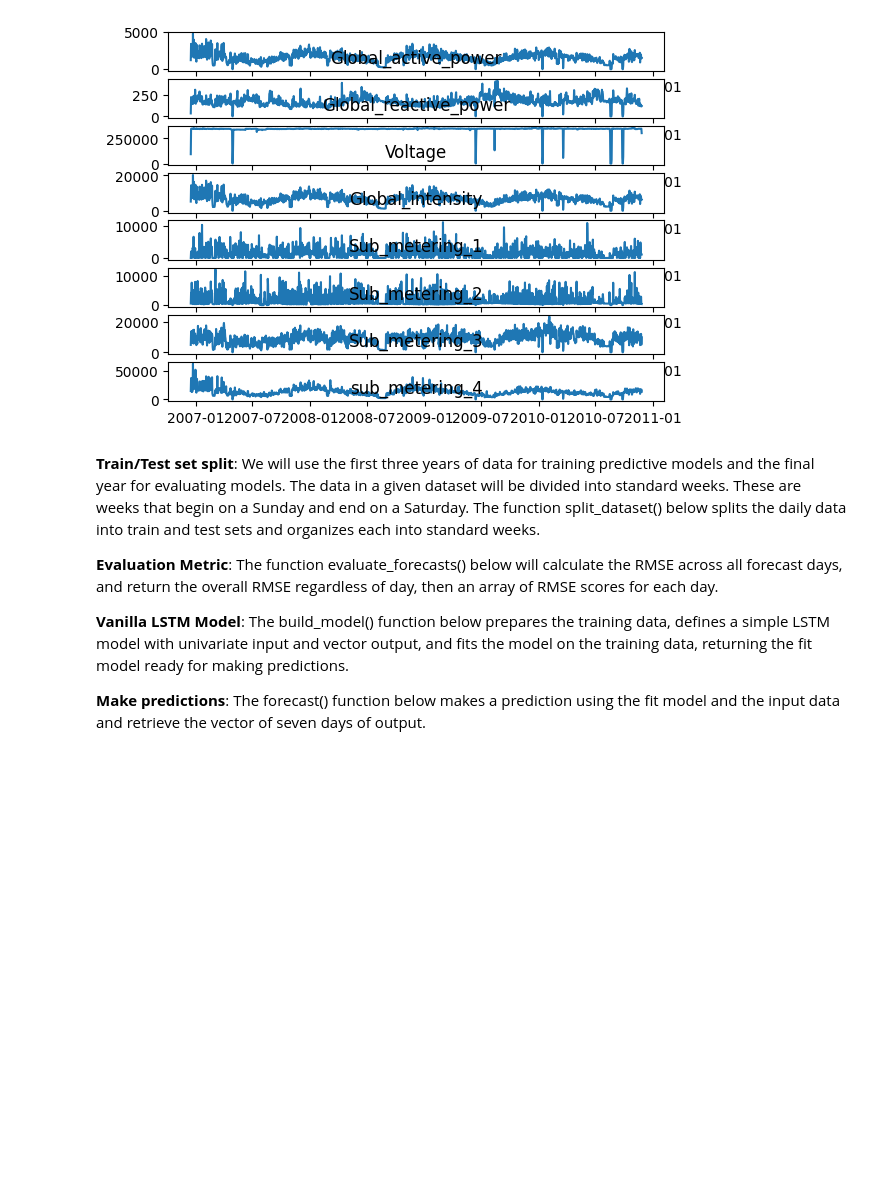
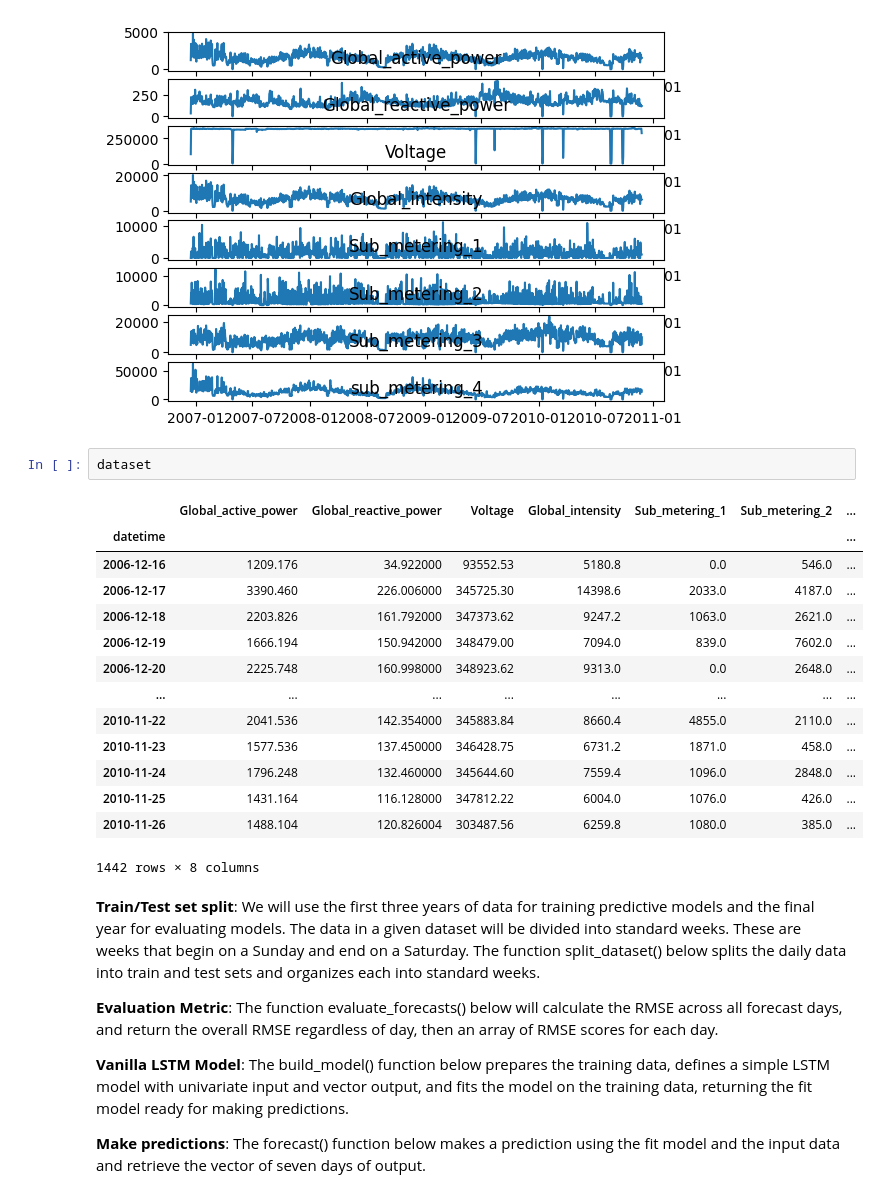
Before and after one commit to TAMIDSpiyalong/Advanced-Concepts-in-Machine-Learning-for-Energy, a Jupyter notebook: Lecture_5e_recurrentnns.ipynb, the cells around one changed output. Drawn from its saved outputs; the diff is of its cells as text; blank space fills up the shorter version.

```diff
--- a/Lecture_5e_recurrentnns.ipynb
+++ b/Lecture_5e_recurrentnns.ipynb
@@ -180,6 +180,23 @@ for i in range(len(dataset.columns)):
 pyplot.show()
 # %% [output]
 [figure]
+# %%
+dataset
+# %% [output]
+|  | Global_active_power | Global_reactive_power | Voltage | Global_intensity | Sub_metering_1 | Sub_metering_2 | ... |
+| datetime |  |  |  |  |  |  | ... |
+| 2006-12-16 | 1209.176 | 34.922000 | 93552.53 | 5180.8 | 0.0 | 546.0 | ... |
+| 2006-12-17 | 3390.460 | 226.006000 | 345725.30 | 14398.6 | 2033.0 | 4187.0 | ... |
+| 2006-12-18 | 2203.826 | 161.792000 | 347373.62 | 9247.2 | 1063.0 | 2621.0 | ... |
+| 2006-12-19 | 1666.194 | 150.942000 | 348479.00 | 7094.0 | 839.0 | 7602.0 | ... |
+| 2006-12-20 | 2225.748 | 160.998000 | 348923.62 | 9313.0 | 0.0 | 2648.0 | ... |
+| ... | ... | ... | ... | ... | ... | ... | ... |
+| 2010-11-22 | 2041.536 | 142.354000 | 345883.84 | 8660.4 | 4855.0 | 2110.0 | ... |
+| 2010-11-23 | 1577.536 | 137.450000 | 346428.75 | 6731.2 | 1871.0 | 458.0 | ... |
+| 2010-11-24 | 1796.248 | 132.460000 | 345644.60 | 7559.4 | 1096.0 | 2848.0 | ... |
+| 2010-11-25 | 1431.164 | 116.128000 | 347812.22 | 6004.0 | 1076.0 | 426.0 | ... |
+| 2010-11-26 | 1488.104 | 120.826004 | 303487.56 | 6259.8 | 1080.0 | 385.0 | ... |
+1442 rows × 8 columns
 # %% [markdown]
 **Train/Test set split**: We will use the first three years of data for training predictive models and the final year for evaluating models. The data in a given dataset will be divided into standard weeks. These are weeks that begin on a Sunday and end on a Saturday. The function split_dataset() below splits the daily data into train and test sets and organizes each into standard weeks.
 
```
Also changed, not shown: parts of 4 cells of this notebook.
